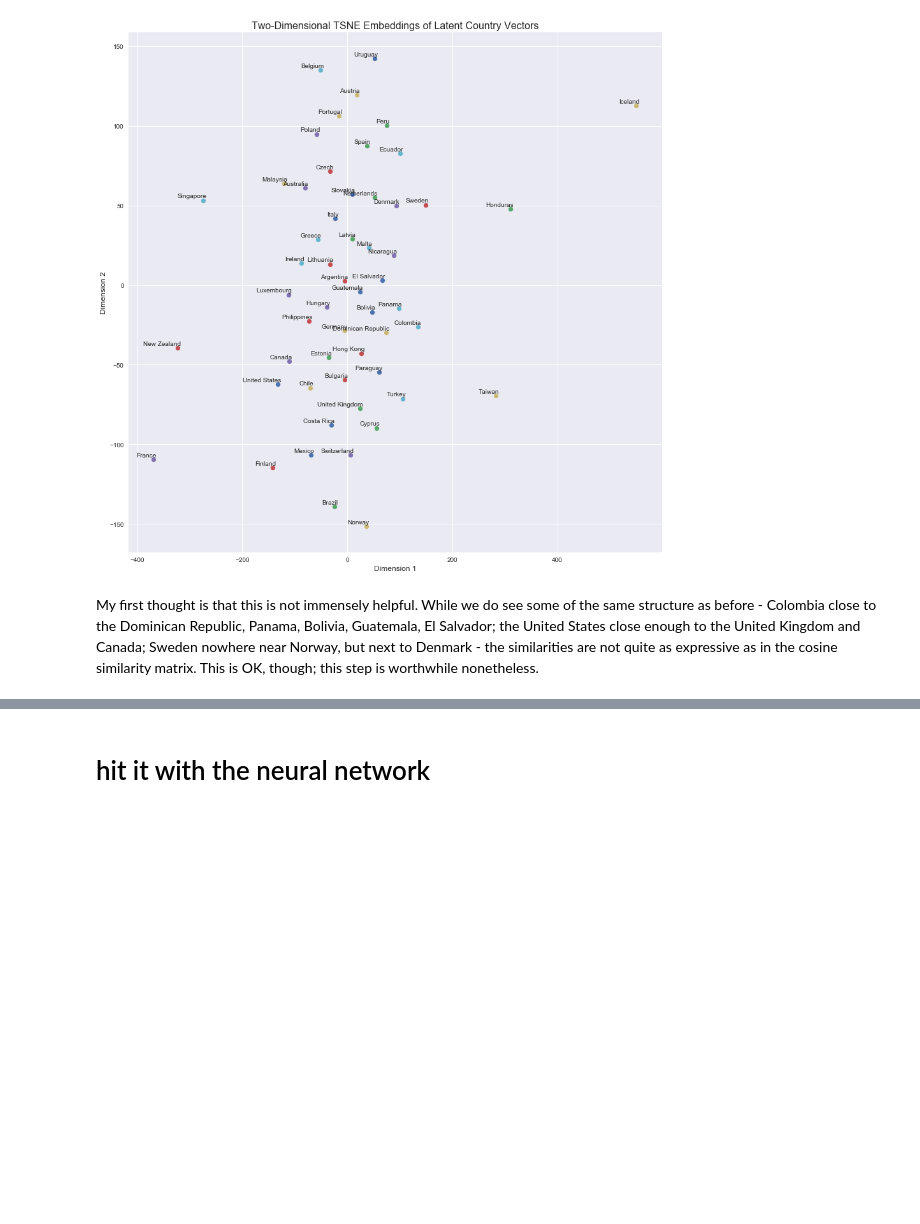
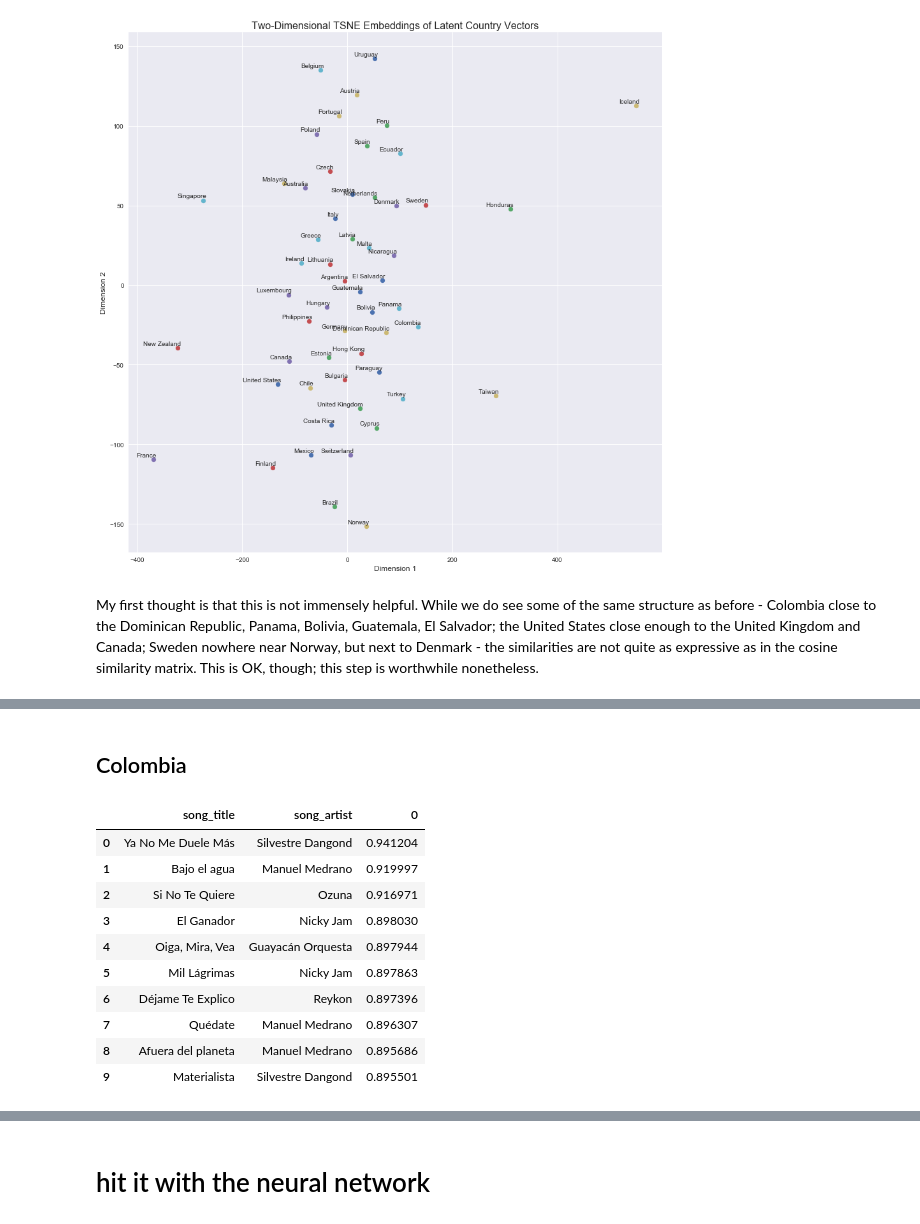
Before and after one commit to cavaunpeu/dotify, a Jupyter notebook: notebooks/neural_implicit_mf.ipynb, the cells around one changed output, grey strips where cells are left out. Drawn from its saved outputs; the diff is of its cells as text; code cells hidden in the pictures; blank space fills up the shorter version.

```diff
--- a/notebooks/neural_implicit_mf.ipynb
+++ b/notebooks/neural_implicit_mf.ipynb
@@ -453,2 +473,17 @@ pd.set_option('display.max_colwidth', 100)
+# %% [markdown]
+## Colombia
 # %%
-song_vectors_df.dot(country_vec).sort_values(ascending=False).reset_index().head(10)
+country_vec = country_vectors_df_norm.ix['Colombia']
+song_vectors_df_norm.dot(country_vec).sort_values(ascending=False).reset_index().head(10)
+# %% [output]
+|  | song_title | song_artist | 0 |
+| 0 | Ya No Me Duele Más | Silvestre Dangond | 0.941204 |
+| 1 | Bajo el agua | Manuel Medrano | 0.919997 |
+| 2 | Si No Te Quiere | Ozuna | 0.916971 |
+| 3 | El Ganador | Nicky Jam | 0.898030 |
+| 4 | Oiga, Mira, Vea | Guayacán Orquesta | 0.897944 |
+| 5 | Mil Lágrimas | Nicky Jam | 0.897863 |
+| 6 | Déjame Te Explico | Reykon | 0.897396 |
+| 7 | Quédate | Manuel Medrano | 0.896307 |
+| 8 | Afuera del planeta | Manuel Medrano | 0.895686 |
+| 9 | Materialista | Silvestre Dangond | 0.895501 |
```
Also changed, not shown: parts of 18 cells of this notebook.
